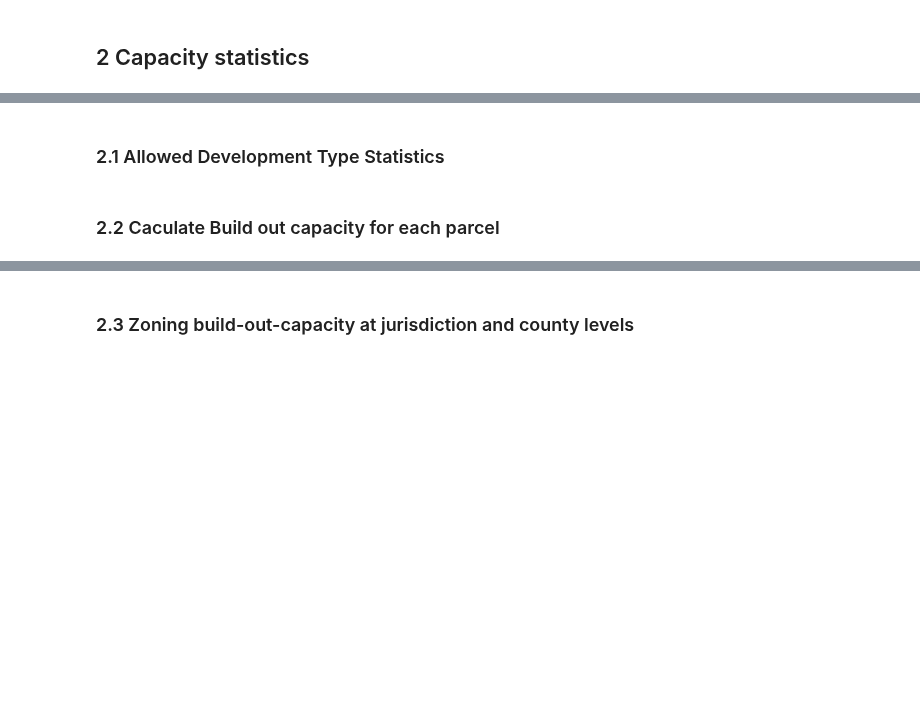
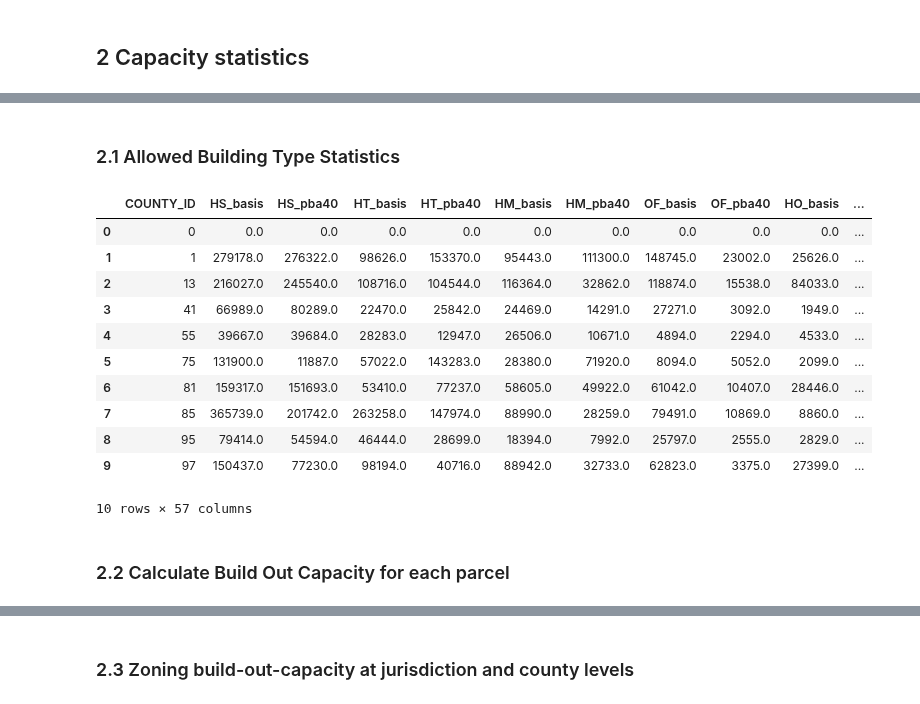
Before and after one commit to BayAreaMetro/petrale, a Jupyter notebook: policies/plu/BASIS_boc/PLU_BOC_capacity_calculation_map_v2.ipynb, the cells around one changed output, grey strips where cells are left out. Cells and saved outputs as stored; diff of their text form; code cells hidden in the pictures; blank space fills up the shorter version.

Commit message:
Code cleanup for PLU_BOC_capacity_calculation_map_v2.ipynb
including review

```diff
--- a/policies/plu/BASIS_boc/PLU_BOC_capacity_calculation_map_v2.ipynb
+++ b/policies/plu/BASIS_boc/PLU_BOC_capacity_calculation_map_v2.ipynb
@@ -164,0 +411,20 @@ pb10_plus_zmods.rename(columns = {'PARCEL_ID_X': 'PARCEL_ID',
+# %%
+## planned zoning scenarios
+zmod_file = os.path.join(BOX_URBAN_MODELING_PBA50,"Current PBA50 Large General Input Data","2020_04_14_parcels_geography.csv")
+zmod = pd.read_csv(zmod_file)
+print("Read {:,} rows from {}".format(len(zmod), zmod_file))
+display(zmod.head())
+
+# append _zmod to column names to clarify source of these columns
+rename_cols = dict((col, col+"_zmod") for col in zmod.columns.values)
+zmod.rename(columns=rename_cols, inplace=True)
+display(zmod.dtypes)
+
+# merge parcel data with zoning mods
+p10_b10_basis_pba40_boc["geom_id"] = pd.to_numeric(p10_b10_basis_pba40_boc.geom_id_s)
+print(p10_b10_basis_pba40_boc.dtypes)
+
+p10_b10_basis_pba40_boc_zmod       = pd.merge(left=p10_b10_basis_pba40_boc, right=zmod,
+                                              left_on='geom_id', right_on='geom_id_zmod', how = 'left')
+print("Created p10_b10_basis_pba40_boc_zmod:")
+display(p10_b10_basis_pba40_boc_zmod.dtypes)
@@ -238,2 +573,2 @@ plu_main.loc[plu_main.NODEV_PBA50]
 # %% [markdown]
-### 2.1 Allowed Development Type Statistics
+### 2.1 Allowed Building Type Statistics
@@ -264,2 +575,46 @@ plu_boc_type_diff = plu_boc_parcelCount_comp[[x+'_diff' for x in devType] + [x+'
+# %%
+COUNTY_DICT = {
+    'Unknown'      :  0, # this shouldn't be needed but...
+    'Alameda'      :  1,
+    'Contra Costa' : 13,
+    'Marin'        : 41,
+    'Napa'         : 55,
+    'San Francisco': 75,
+    'San Mateo'    : 81,
+    'Santa Clara'  : 85,
+    'Solano'       : 95,
+    'Sonoma'       : 97
+}
+COUNTY_MAP = pd.DataFrame(COUNTY_DICT.items(), columns=['county_name', 'COUNTY_ID'])
+
+# aggregate allowed building type to county
+aggregate_map = {}
+for dev_type in ALLOWED_BUILDING_TYPE_CODES:
+    aggregate_map[dev_type+"_basis"] = "sum"
+    aggregate_map[dev_type+"_pba40"] = "sum"
+# print(aggregate_map)
+
+plu_boc_county = p10_b10_basis_pba40_boc_zmod.groupby(['COUNTY_ID']).agg(aggregate_map).reset_index()
+
+for dev_type in ALLOWED_BUILDING_TYPE_CODES:
+    # diff: basis - pba40
+    plu_boc_county[dev_type+'_diff'    ] = plu_boc_county[dev_type+'_basis'] - plu_boc_county[dev_type+'_pba40']
+    # pct diff: diff / pba40
+    plu_boc_county[dev_type+'_diff_pct'] = plu_boc_county[dev_type+'_diff'] / plu_boc_county[dev_type+'_pba40']
+
+display(plu_boc_county)
+# %% [output]
+|  | COUNTY_ID | HS_basis | HS_pba40 | HT_basis | HT_pba40 | HM_basis | HM_pba40 | OF_basis | OF_pba40 | HO_basis | ... |
+| 0 | 0 | 0.0 | 0.0 | 0.0 | 0.0 | 0.0 | 0.0 | 0.0 | 0.0 | 0.0 | ... |
+| 1 | 1 | 279178.0 | 276322.0 | 98626.0 | 153370.0 | 95443.0 | 111300.0 | 148745.0 | 23002.0 | 25626.0 | ... |
+| 2 | 13 | 216027.0 | 245540.0 | 108716.0 | 104544.0 | 116364.0 | 32862.0 | 118874.0 | 15538.0 | 84033.0 | ... |
+| 3 | 41 | 66989.0 | 80289.0 | 22470.0 | 25842.0 | 24469.0 | 14291.0 | 27271.0 | 3092.0 | 1949.0 | ... |
+| 4 | 55 | 39667.0 | 39684.0 | 28283.0 | 12947.0 | 26506.0 | 10671.0 | 4894.0 | 2294.0 | 4533.0 | ... |
+| 5 | 75 | 131900.0 | 11887.0 | 57022.0 | 143283.0 | 28380.0 | 71920.0 | 8094.0 | 5052.0 | 2099.0 | ... |
+| 6 | 81 | 159317.0 | 151693.0 | 53410.0 | 77237.0 | 58605.0 | 49922.0 | 61042.0 | 10407.0 | 28446.0 | ... |
+| 7 | 85 | 365739.0 | 201742.0 | 263258.0 | 147974.0 | 88990.0 | 28259.0 | 79491.0 | 10869.0 | 8860.0 | ... |
+| 8 | 95 | 79414.0 | 54594.0 | 46444.0 | 28699.0 | 18394.0 | 7992.0 | 25797.0 | 2555.0 | 2829.0 | ... |
+| 9 | 97 | 150437.0 | 77230.0 | 98194.0 | 40716.0 | 88942.0 | 32733.0 | 62823.0 | 3375.0 | 27399.0 | ... |
+10 rows × 57 columns
 # %% [markdown]
-### 2.2 Caculate Build out capacity for each parcel
+### 2.2 Calculate Build Out Capacity for each parcel
```
Also changed, not shown: parts of 47 cells of this notebook.
